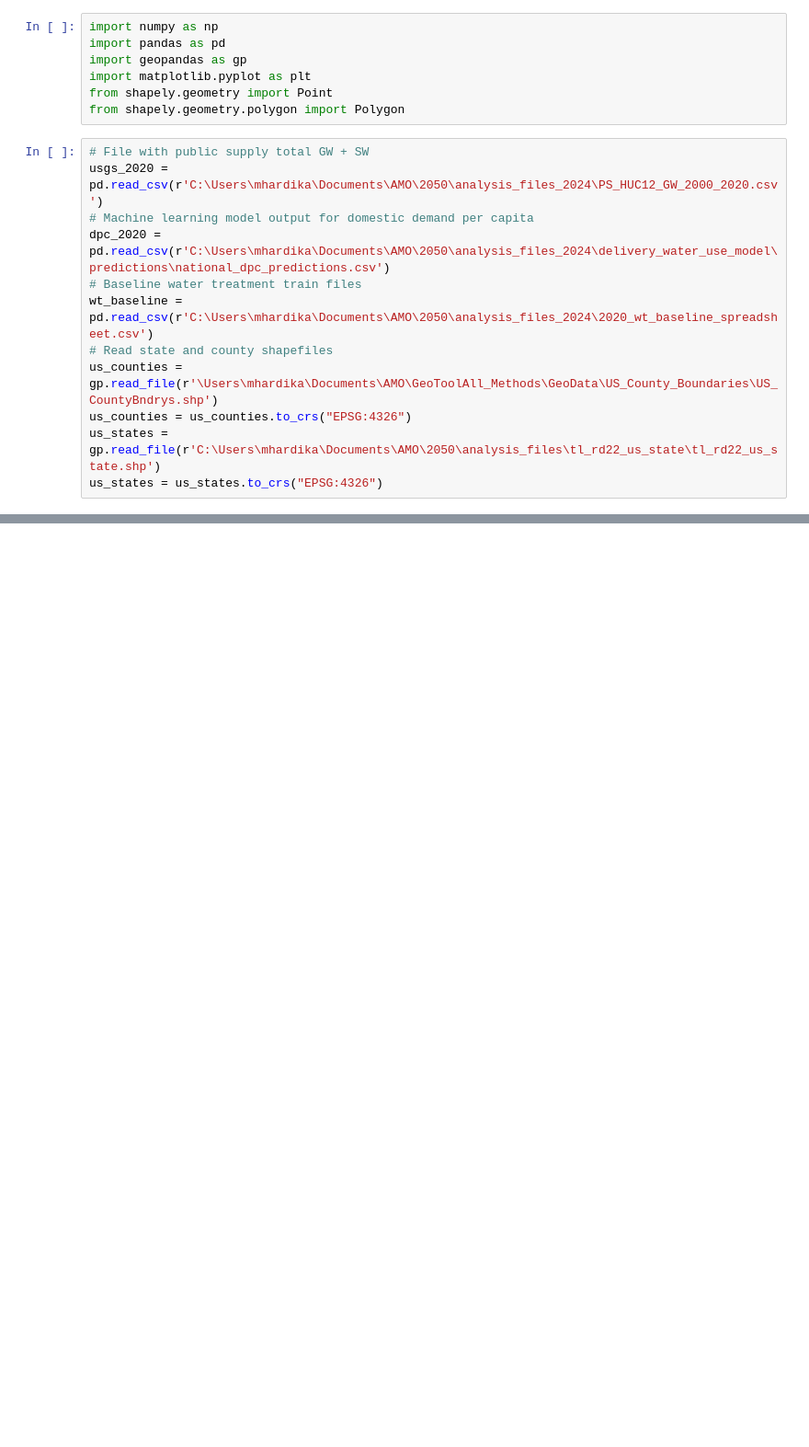
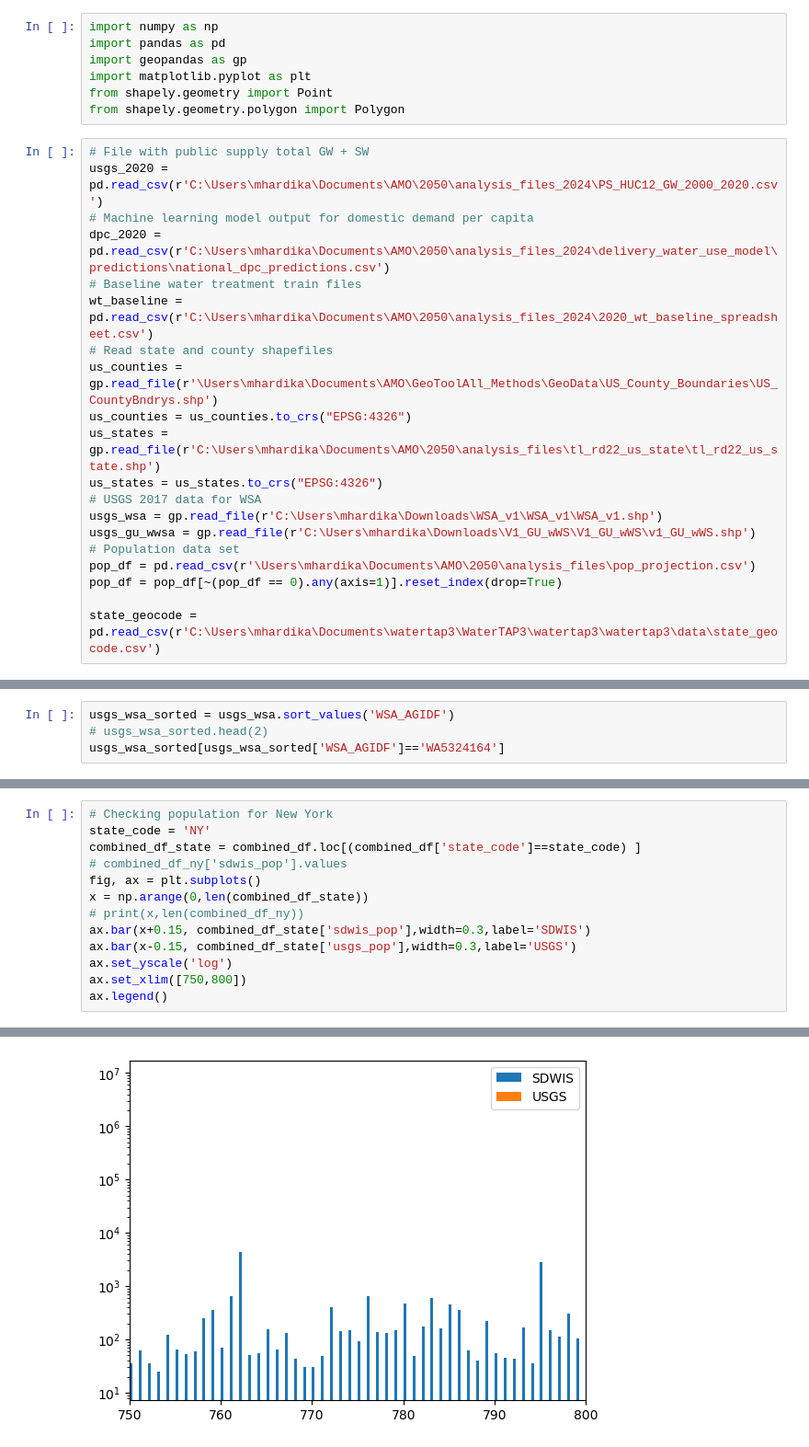
Before and after one commit to MuktaHardikar/WaterTAP3, a Jupyter notebook: watertap3/watertap3/usgs_2020.ipynb, the cells around one changed output, grey strips where cells are left out. Shown at 92% size. Cells and saved outputs as stored; diff of their text form; blank space fills up the shorter version.

Commit message:
comparison of usgs and sdwis

```diff
--- a/watertap3/watertap3/usgs_2020.ipynb
+++ b/watertap3/watertap3/usgs_2020.ipynb
@@ -17,3 +17,11 @@ us_counties = gp.read_file(r'\Users\mhardika\Documents\AMO\GeoToolAll_Methods\Ge
 us_counties = us_counties.to_crs("EPSG:4326")
 us_states = gp.read_file(r'C:\Users\mhardika\Documents\AMO\2050\analysis_files\tl_rd22_us_state\tl_rd22_us_state.shp')
 us_states = us_states.to_crs("EPSG:4326")
+# USGS 2017 data for WSA
+usgs_wsa = gp.read_file(r'C:\Users\mhardika\Downloads\WSA_v1\WSA_v1\WSA_v1.shp')
+usgs_gu_wwsa = gp.read_file(r'C:\Users\mhardika\Downloads\V1_GU_wWS\V1_GU_wWS\v1_GU_wWS.shp')
+# Population data set
+pop_df = pd.read_csv(r'\Users\mhardika\Documents\AMO\2050\analysis_files\pop_projection.csv')
+pop_df = pop_df[~(pop_df == 0).any(axis=1)].reset_index(drop=True)
+
+state_geocode = pd.read_csv(r'C:\Users\mhardika\Documents\watertap3\WaterTAP3\watertap3\watertap3\data\state_geocode.csv')
@@ -19,0 +40,4 @@ us_states = us_states.to_crs("EPSG:4326")
+# %%
+usgs_wsa_sorted = usgs_wsa.sort_values('WSA_AGIDF')
+# usgs_wsa_sorted.head(2)
+usgs_wsa_sorted[usgs_wsa_sorted['WSA_AGIDF']=='WA5324164']
@@ -19,0 +136,14 @@ us_states = us_states.to_crs("EPSG:4326")
+# %%
+# Checking population for New York
+state_code = 'NY'
+combined_df_state = combined_df.loc[(combined_df['state_code']==state_code) ]
+# combined_df_ny['sdwis_pop'].values
+fig, ax = plt.subplots()
+x = np.arange(0,len(combined_df_state))
+# print(x,len(combined_df_ny))
+ax.bar(x+0.15, combined_df_state['sdwis_pop'],width=0.3,label='SDWIS')
+ax.bar(x-0.15, combined_df_state['usgs_pop'],width=0.3,label='USGS')
+ax.set_yscale('log')
+ax.set_xlim([750,800])
+ax.legend()
+# %% [output]
@@ -19,0 +151 @@ us_states = us_states.to_crs("EPSG:4326")
+[figure, added]
```
Also changed, not shown: parts of 32 cells of this notebook.
